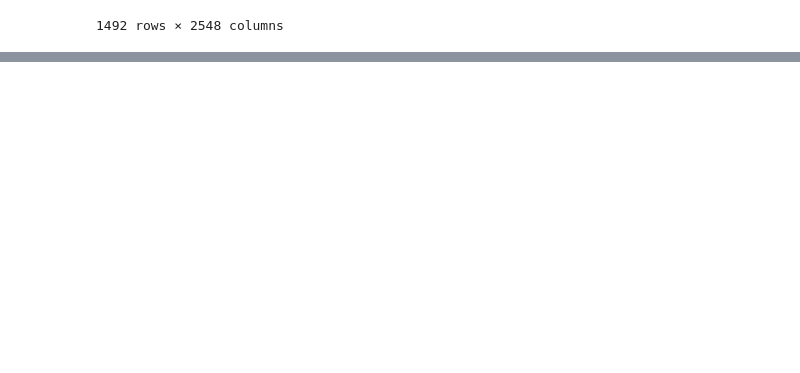
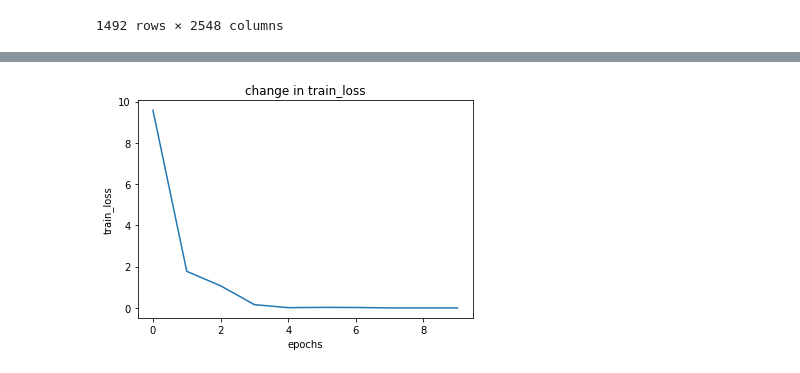
Before and after one commit to Vineet2107/EEG_Pipeline, a Jupyter notebook: Processing_EEG_dataset_with_RNN_LSTM.ipynb, the cells around one changed output, grey strips where cells are left out. Cells and saved outputs as stored; diff of their text form; code cells hidden in the pictures; blank space fills up the shorter version.

```diff
--- a/Processing_EEG_dataset_with_RNN_LSTM.ipynb
+++ b/Processing_EEG_dataset_with_RNN_LSTM.ipynb
@@ -157,0 +170,8 @@ Test Accuracy: 96.875%
+# %%
+plt.plot(history.history['loss'])
+plt.title('change in train_loss')
+plt.ylabel('train_loss')
+plt.xlabel('epochs')
+plt.show()
+# %% [output]
+[figure, added]
```
Also changed, not shown: parts of 14 cells of this notebook.
